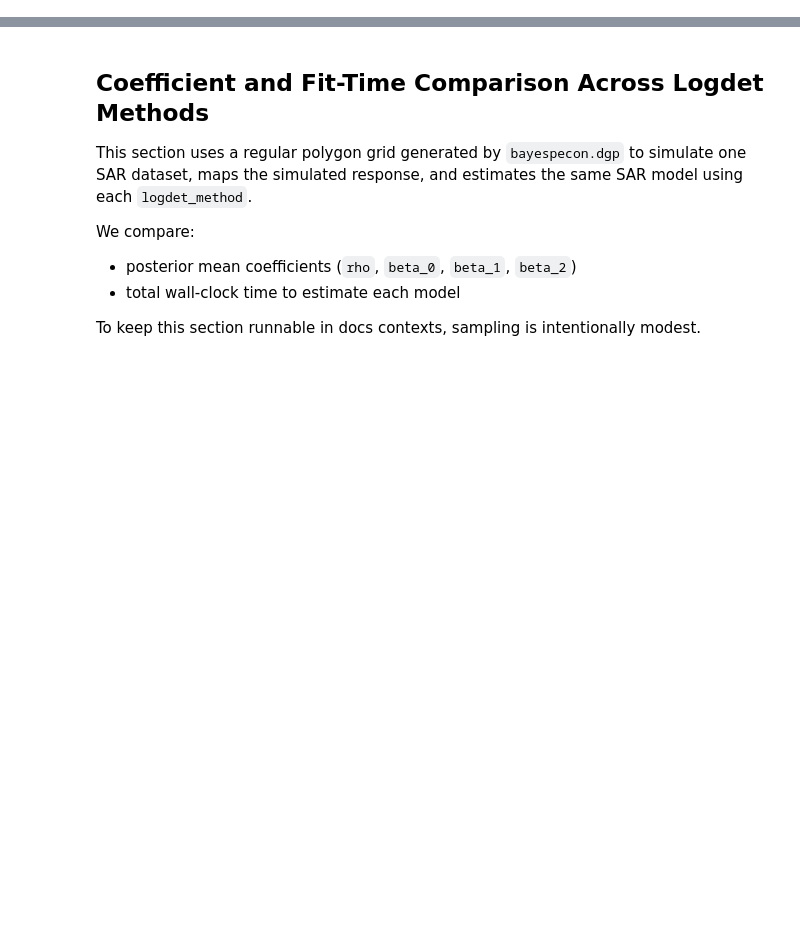
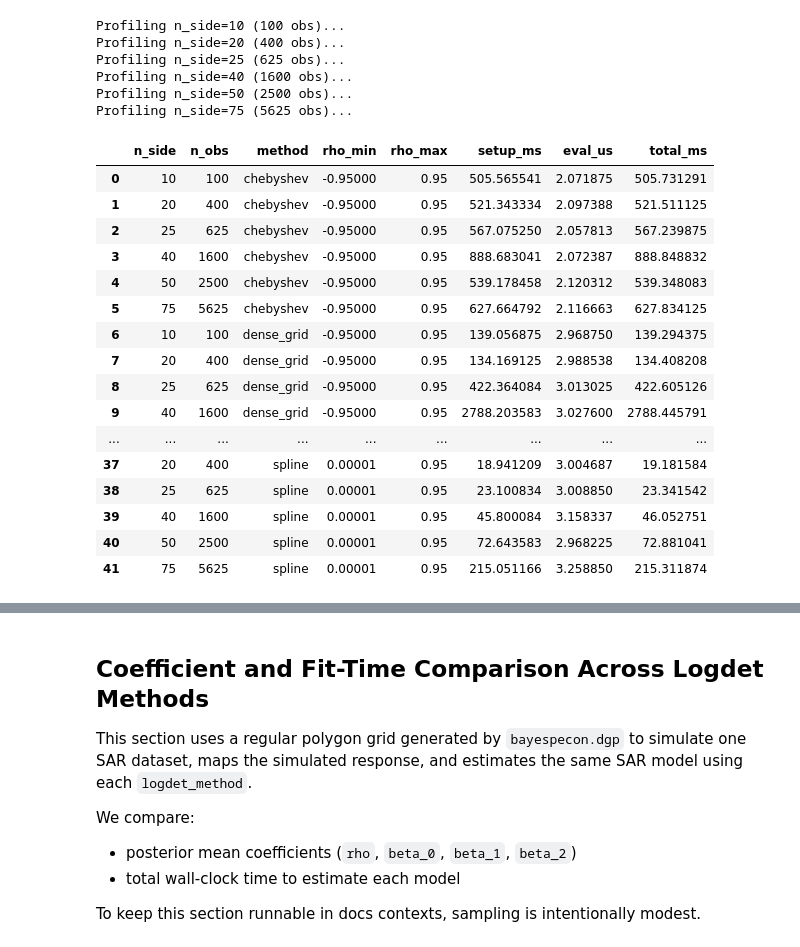
Before and after one commit to knaaptime/bayespreg, a Jupyter notebook: docs/source/user-guide/logdet_profiling.ipynb, the cells around one changed output, grey strips where cells are left out. Drawn from its saved outputs; the diff is of its cells as text; code cells hidden in the pictures; blank space fills up the shorter version.

```diff
--- a/docs/source/user-guide/logdet_profiling.ipynb
+++ b/docs/source/user-guide/logdet_profiling.ipynb
@@ -88,7 +90,7 @@ def bench_eval_seconds(fn, rhos: np.ndarray, repeats: int = 5) -> float:
 class ProfileConfig:
     # Grid side lengths; obs count = n_side². e.g. 6→36, 9→81, 11→121, 13→169, 16→256.
     sizes: tuple[int, ...] = (10, 20, 25, 40, 50, 75)
-    methods: tuple[str, ...] = ('exact', 'eigenvalue', 'dense_grid', 'sparse_grid', 'spline', 'mc', 'ilu')
+    methods: tuple[str, ...] = ('exact', 'eigenvalue', 'dense_grid', 'sparse_grid', 'spline', 'mc', 'ilu', 'chebyshev')
     method_max_n: dict = None
     eval_points: int = 80
     eval_repeats: int = 3
@@ -97,27 +99,27 @@ class ProfileConfig:
     def __post_init__(self):
         if self.method_max_n is None:
             self.method_max_n = {
-                'exact': 20,
-                'eigenvalue': 75,
-                'dense_grid': 40,
-                'sparse_grid': 75,
-                'spline': 75,
-                'mc': 75,
-                'ilu': 75,
-            }
+                "exact": 20,
+                "eigenvalue": 75,
+                "dense_grid": 40,
+                "sparse_grid": 75,
+                "spline": 75,
+                "mc": 75,
+                "ilu": 75,
+                "chebyshev": 75,}
 
 cfg = ProfileConfig()
 
 # spline/mc are defined on nonnegative rho ranges; others can use symmetric ranges.
 method_rho_bounds = {
-    'exact': (-0.95, 0.95),
-    'eigenvalue': (-0.95, 0.95),
-    'dense_grid': (-0.95, 0.95),
-    'sparse_grid': (-0.95, 0.95),
-    'ilu': (-0.95, 0.95),
-    'spline': (1e-5, 0.95),
-    'mc': (1e-5, 0.95),
-}
+    "exact": (-0.95, 0.95),
+    "eigenvalue": (-0.95, 0.95),
+    "dense_grid": (-0.95, 0.95),
+    "sparse_grid": (-0.95, 0.95),
+    "ilu": (-0.95, 0.95),
+    "spline": (1e-5, 0.95),
+    "mc": (1e-5, 0.95),
+    "chebyshev": (-0.95, 0.95),}
 
 results = []
 skipped = []
@@ -125,33 +127,57 @@ skipped = []
 for n in cfg.sizes:
     W = make_grid_w(n_side=n)
     print(f'Profiling n_side={n} ({n*n} obs)...')
     for method in cfg.methods:
         if n > cfg.method_max_n[method]:
             skipped.append({'n_side': n, 'n_obs': n*n, 'method': method, 'reason': 'above method_max_n cap'})
             continue
 
         rho_min, rho_max = method_rho_bounds[method]
         rho_grid = np.linspace(rho_min, rho_max, cfg.eval_points)
 
         try:
             fn, setup_s = compile_logdet_callable(W, method, rho_min=rho_min, rho_max=rho_max)
             eval_s = bench_eval_seconds(fn, rho_grid, repeats=cfg.eval_repeats)
             results.append({
                 'n_side': n,
                 'n_obs': n * n,
                 'method': method,
                 'rho_min': rho_min,
                 'rho_max': rho_max,
                 'setup_ms': 1e3 * setup_s,
                 'eval_us': 1e6 * eval_s,
             })
         except Exception as exc:
             skipped.append({'n_side': n, 'n_obs': n*n, 'method': method, 'reason': f'failed: {type(exc).__name__}: {exc}'})
 
 res = pd.DataFrame(results).sort_values(['method', 'n_obs']).reset_index(drop=True)
 if not res.empty:
     res['total_ms'] = res['setup_ms'] + (res['eval_us'] * cfg.eval_points / 1e3)
 res
+# %% [output]
+Profiling n_side=10 (100 obs)...
+Profiling n_side=20 (400 obs)...
+Profiling n_side=25 (625 obs)...
+Profiling n_side=40 (1600 obs)...
+Profiling n_side=50 (2500 obs)...
+Profiling n_side=75 (5625 obs)...
+|  | n_side | n_obs | method | rho_min | rho_max | setup_ms | eval_us | total_ms |
+| 0 | 10 | 100 | chebyshev | -0.95000 | 0.95 | 505.565541 | 2.071875 | 505.731291 |
+| 1 | 20 | 400 | chebyshev | -0.95000 | 0.95 | 521.343334 | 2.097388 | 521.511125 |
+| 2 | 25 | 625 | chebyshev | -0.95000 | 0.95 | 567.075250 | 2.057813 | 567.239875 |
+| 3 | 40 | 1600 | chebyshev | -0.95000 | 0.95 | 888.683041 | 2.072387 | 888.848832 |
+| 4 | 50 | 2500 | chebyshev | -0.95000 | 0.95 | 539.178458 | 2.120312 | 539.348083 |
+| 5 | 75 | 5625 | chebyshev | -0.95000 | 0.95 | 627.664792 | 2.116663 | 627.834125 |
+| 6 | 10 | 100 | dense_grid | -0.95000 | 0.95 | 139.056875 | 2.968750 | 139.294375 |
+| 7 | 20 | 400 | dense_grid | -0.95000 | 0.95 | 134.169125 | 2.988538 | 134.408208 |
+| 8 | 25 | 625 | dense_grid | -0.95000 | 0.95 | 422.364084 | 3.013025 | 422.605126 |
+| 9 | 40 | 1600 | dense_grid | -0.95000 | 0.95 | 2788.203583 | 3.027600 | 2788.445791 |
+| ... | ... | ... | ... | ... | ... | ... | ... | ... |
+| 37 | 20 | 400 | spline | 0.00001 | 0.95 | 18.941209 | 3.004687 | 19.181584 |
+| 38 | 25 | 625 | spline | 0.00001 | 0.95 | 23.100834 | 3.008850 | 23.341542 |
+| 39 | 40 | 1600 | spline | 0.00001 | 0.95 | 45.800084 | 3.158337 | 46.052751 |
+| 40 | 50 | 2500 | spline | 0.00001 | 0.95 | 72.643583 | 2.968225 | 72.881041 |
+| 41 | 75 | 5625 | spline | 0.00001 | 0.95 | 215.051166 | 3.258850 | 215.311874 |
 # %%
 if res.empty:
     raise RuntimeError('No profiling results were generated.')
```
Also changed, not shown: parts of 6 cells of this notebook, 24 other files.
